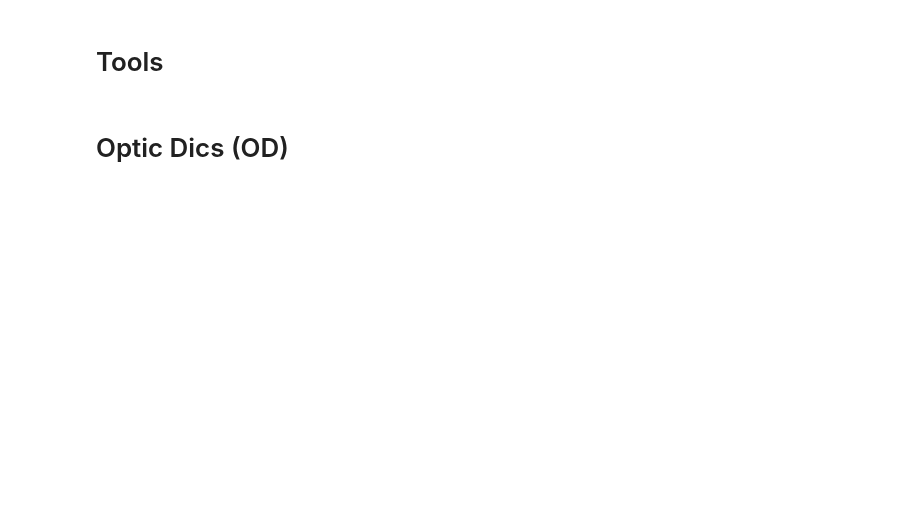
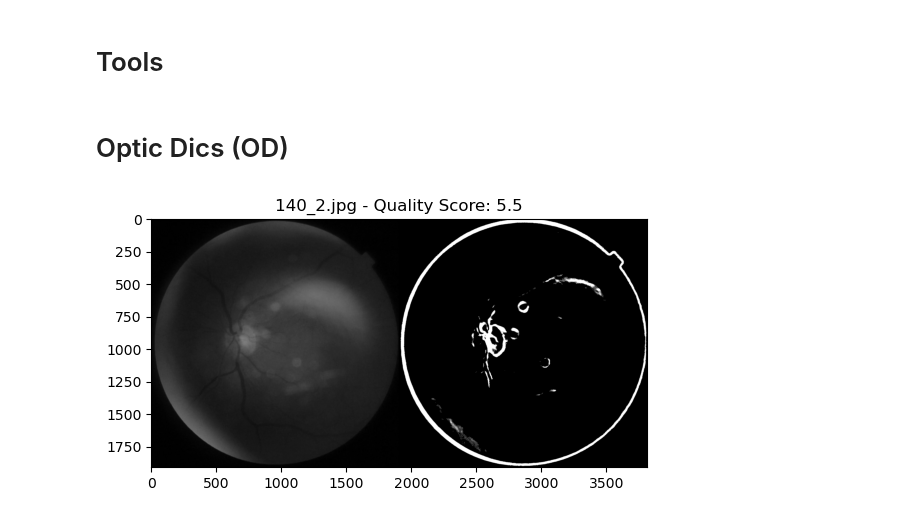
Before and after one commit to mrwhitewhite/HYGD_Dataset, a Jupyter notebook: notebooks/02 Pipelines.ipynb, the cells around one changed output. Saved outputs shown, nothing was run; the diff lists cells and outputs as text; code cells hidden in the pictures; blank space fills up the shorter version.

Commit message:
[NB] OD preprocess

```diff
--- a/notebooks/02 Pipelines.ipynb
+++ b/notebooks/02 Pipelines.ipynb
@@ -53,2 +73,32 @@ def imshow_2(in1:np.ndarray, in2:np.ndarray) -> None:
 # %% [markdown]
 # Optic Dics (OD)
+# %%
+# params
+gaussian_blur_kernel: tuple = (51, 51)
+sobel_kernel: int = 5
+threshold_val = 30
+
+# generate random sample + extract metadata
+sample_df = df.filter(pl.col("SPLIT") == "TRAIN").sample(1)
+sample_img_name = sample_df.select("Image Name").item()
+sample_quality = sample_df.select("Quality Score").item()
+sample_path = path_raw_img / sample_img_name
+
+# load and preview
+img_ori = cv2.imread(sample_path)
+
+# preprocess
+img = img_ori[:, :, 1]  # load and extract green channel
+img_blur = cv2.GaussianBlur(img, gaussian_blur_kernel, 0)
+sobelx = cv2.Sobel(img_blur, cv2.CV_64F, 1, 0, ksize=sobel_kernel)
+sobely = cv2.Sobel(img_blur, cv2.CV_64F, 0, 1, ksize=sobel_kernel)
+img_edge = cv2.magnitude(sobelx, sobely)
+img_edge = cv2.normalize(img_edge, None, 0, 255, cv2.NORM_MINMAX)
+img_edge = np.uint8(img_edge)
+img_thres = cv2.threshold(img_edge, threshold_val, 255, cv2.THRESH_BINARY)[1]
+
+# preview
+plt.title(f"{sample_img_name} - Quality Score: {sample_quality}")
+plt.imshow(cv2.cvtColor(np.hstack([img, img_thres]), cv2.COLOR_BGR2RGB));
+# %% [output]
+[figure, added]
```
Also changed, not shown: parts of 4 cells of this notebook.
